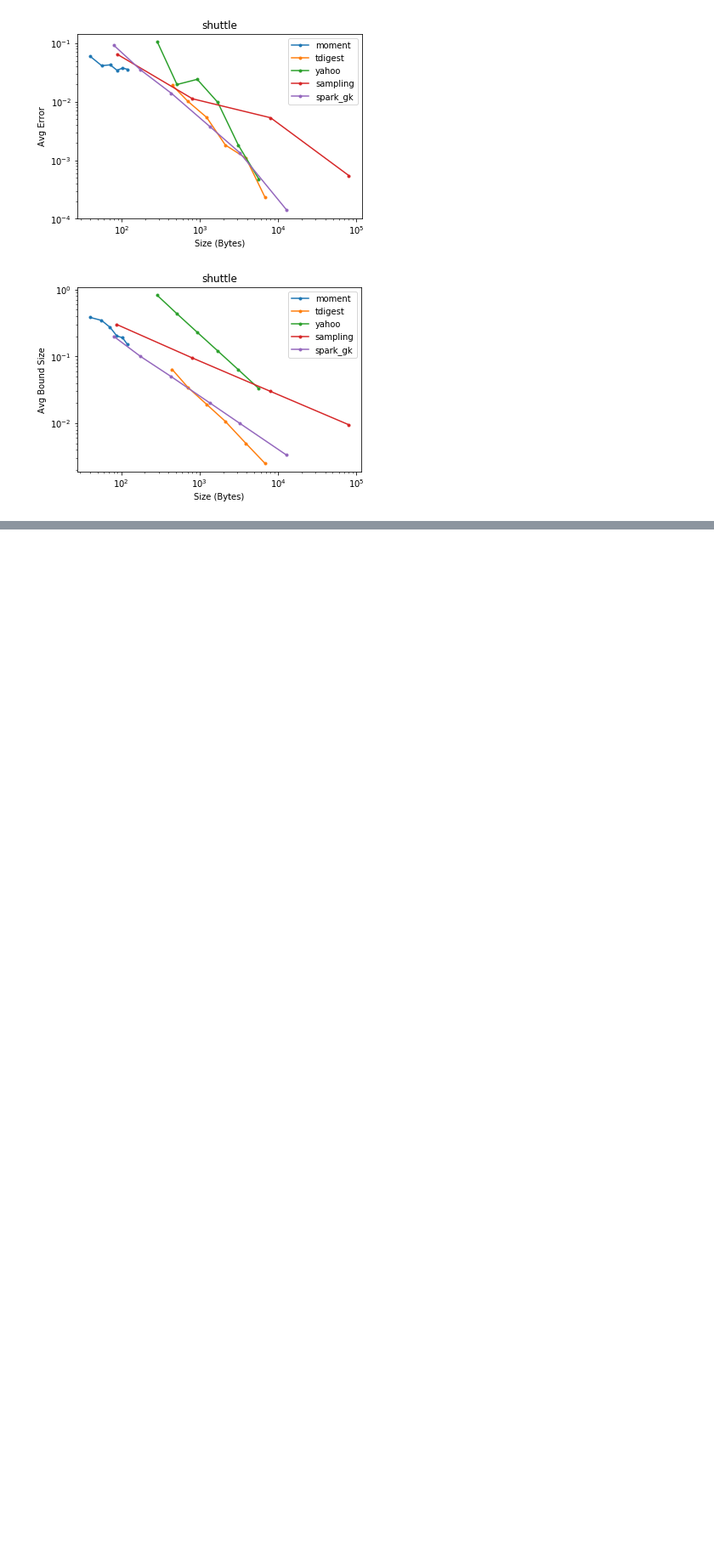
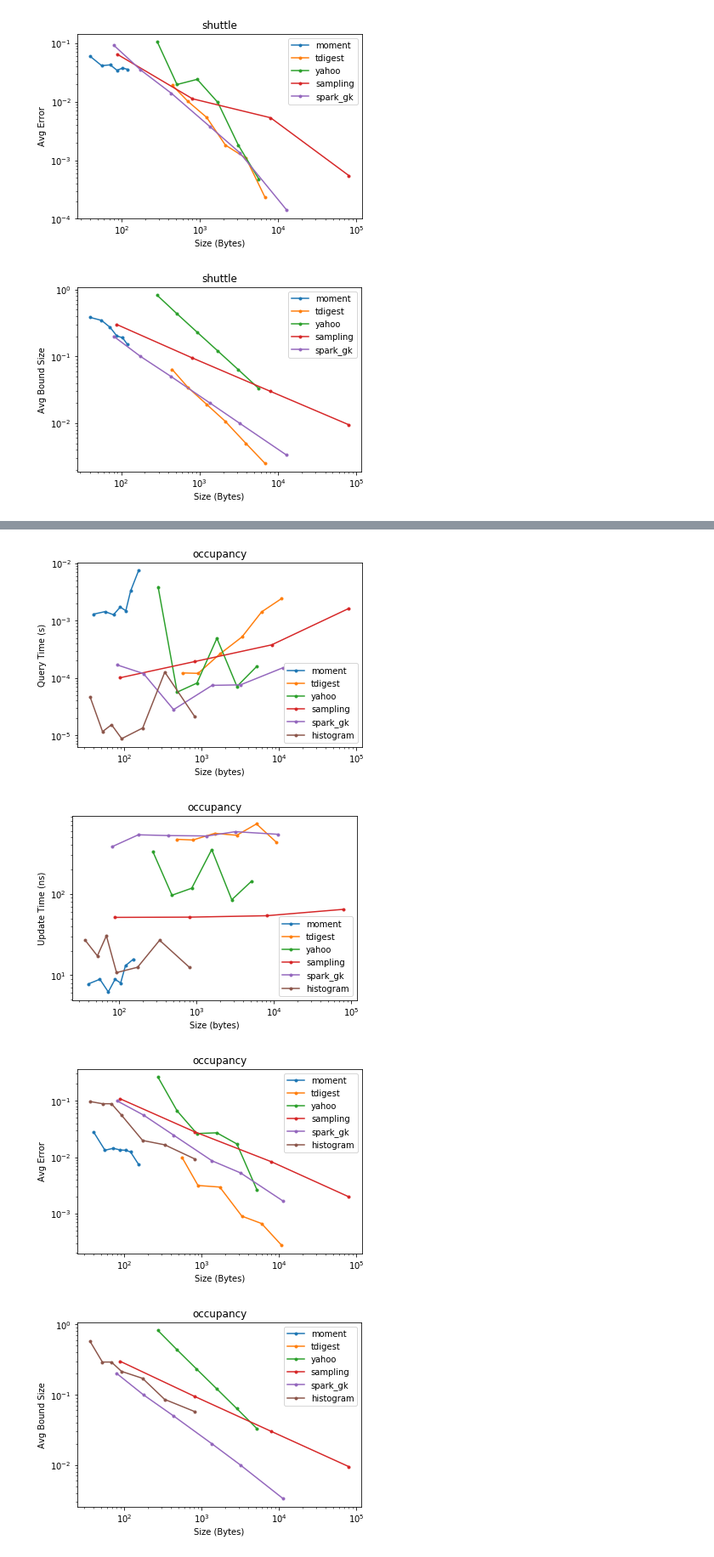
Before and after one commit to stanford-futuredata/msketch, a Jupyter notebook: analysis/Point Benchmark.ipynb, the cells around one changed output, grey strips where cells are left out. Shown at 85% size. Drawn from its saved outputs; the diff is of its cells as text; code cells hidden in the pictures; blank space fills up the shorter version.

```diff
--- a/analysis/Point Benchmark.ipynb
+++ b/analysis/Point Benchmark.ipynb
@@ -138,0 +132,10 @@ orig_data = orig_df["l_internet"]
+# %%
+df = pd.read_csv("../javamsketch/results/occupancy_point_1514663348.csv")
+orig_data = pd.read_csv("../sampledata/occupancy_2.csv", usecols=[3])["CO2"]
+sorted_data = np.sort(orig_data)
+dft = gen_plots(df, sorted_data, "occupancy")
+# %% [output]
+[figure, added]
+[figure, added]
+[figure, added]
+[figure, added]
```
Also changed, not shown: parts of 5 cells of this notebook, 3 other files.
